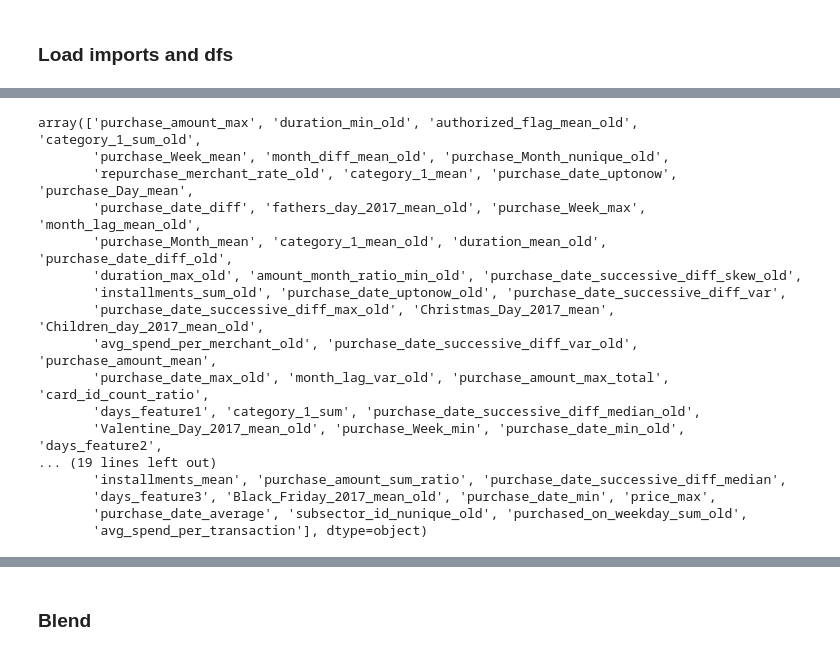
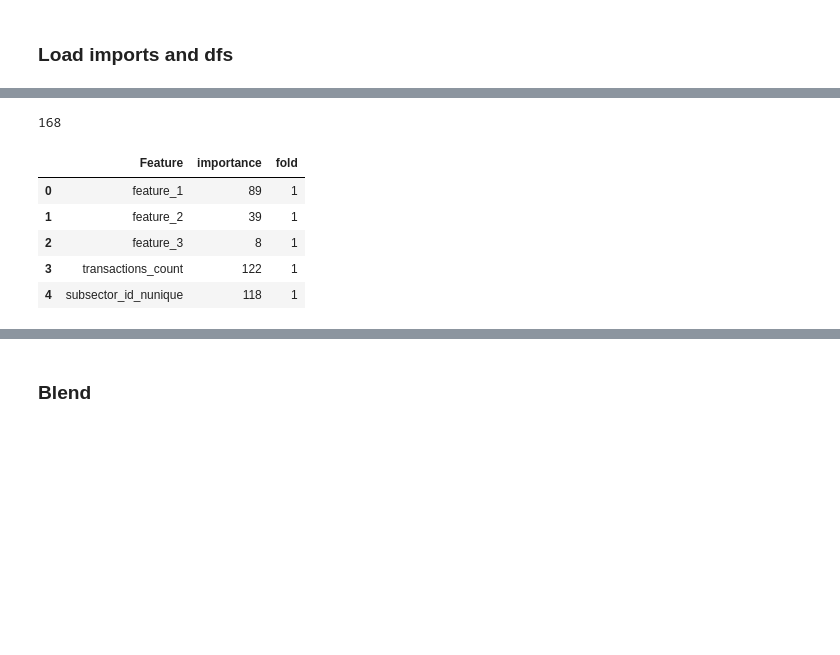
Before and after one commit to anonymouskitler/kaggle, a Jupyter notebook: Elo - ML model - beta.ipynb, the cells around one changed output, grey strips where cells are left out. Drawn from its saved outputs; the diff is of its cells as text; code cells hidden in the pictures; blank space fills up the shorter version.

```diff
--- a/Elo - ML model - beta.ipynb
+++ b/Elo - ML model - beta.ipynb
@@ -218,20 +203,13 @@ plt.savefig('lgbm_importances.png')
 # %%
-best_features.sort_values(by='importance', ascending=False)[:500]['Feature'].unique()
+len(best_features.sort_values(by='importance', ascending=False)[:800]['Feature'].unique())
 # %% [output]
-array(['purchase_amount_max', 'duration_min_old', 'authorized_flag_mean_old', 'category_1_sum_old',
-       'purchase_Week_mean', 'month_diff_mean_old', 'purchase_Month_nunique_old',
-       'repurchase_merchant_rate_old', 'category_1_mean', 'purchase_date_uptonow', 'purchase_Day_mean',
-       'purchase_date_diff', 'fathers_day_2017_mean_old', 'purchase_Week_max', 'month_lag_mean_old',
-       'purchase_Month_mean', 'category_1_mean_old', 'duration_mean_old', 'purchase_date_diff_old',
-       'duration_max_old', 'amount_month_ratio_min_old', 'purchase_date_successive_diff_skew_old',
-       'installments_sum_old', 'purchase_date_uptonow_old', 'purchase_date_successive_diff_var',
-       'purchase_date_successive_diff_max_old', 'Christmas_Day_2017_mean', 'Children_day_2017_mean_old',
-       'avg_spend_per_merchant_old', 'purchase_date_successive_diff_var_old', 'purchase_amount_mean',
-       'purchase_date_max_old', 'month_lag_var_old', 'purchase_amount_max_total', 'card_id_count_ratio',
-       'days_feature1', 'category_1_sum', 'purchase_date_successive_diff_median_old',
-       'Valentine_Day_2017_mean_old', 'purchase_Week_min', 'purchase_date_min_old', 'days_feature2',
-... (19 lines left out)
-       'installments_mean', 'purchase_amount_sum_ratio', 'purchase_date_successive_diff_median',
-       'days_feature3', 'Black_Friday_2017_mean_old', 'purchase_date_min', 'price_max',
-       'purchase_date_average', 'subsector_id_nunique_old', 'purchased_on_weekday_sum_old',
-       'avg_spend_per_transaction'], dtype=object)
+168
+# %%
+best_features.head(5)
+# %% [output]
+|  | Feature | importance | fold |
+| 0 | feature_1 | 89 | 1 |
+| 1 | feature_2 | 39 | 1 |
+| 2 | feature_3 | 8 | 1 |
+| 3 | transactions_count | 122 | 1 |
+| 4 | subsector_id_nunique | 118 | 1 |
```
Also changed, not shown: parts of 35 cells of this notebook, 13 other files.
